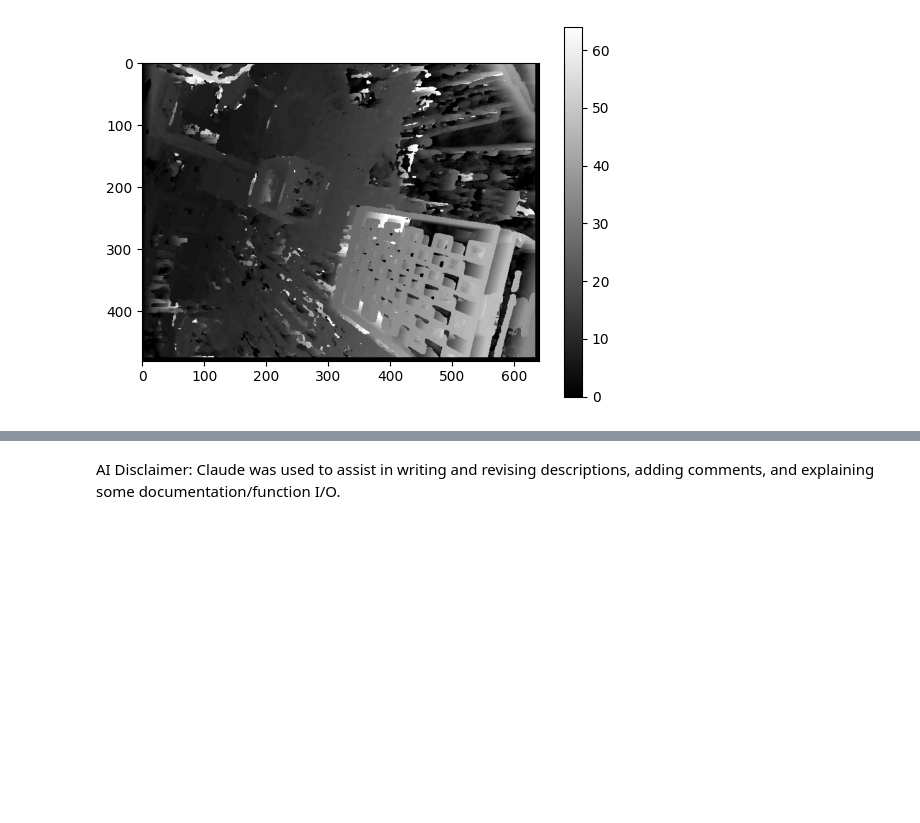
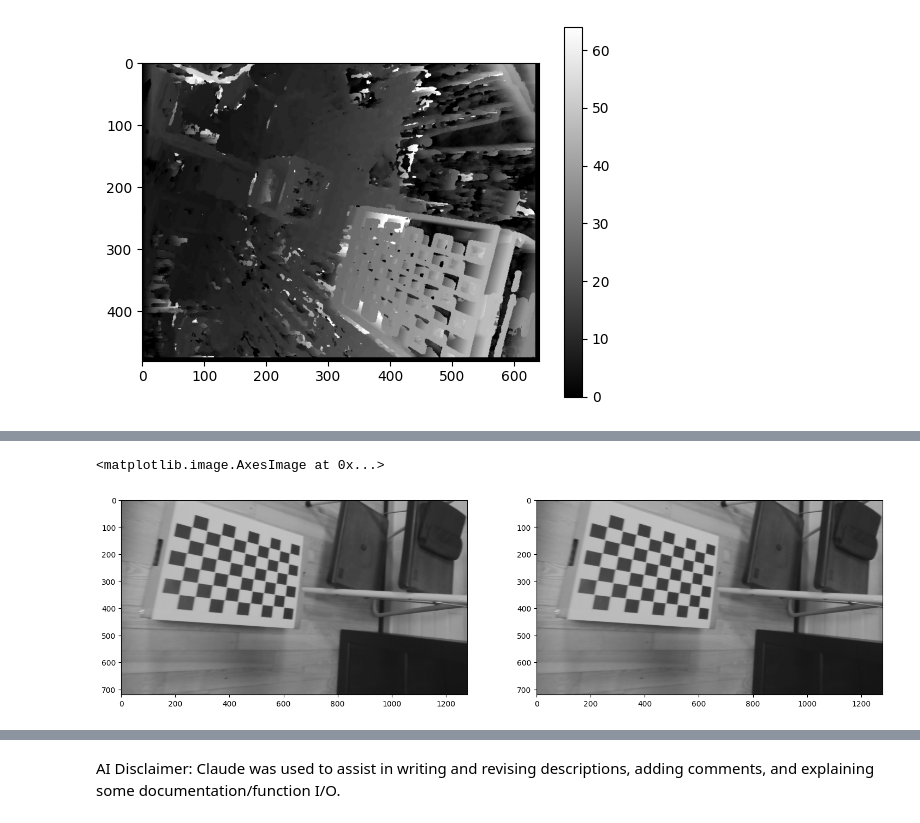
Before and after one commit to sylmester/pfas-weekly-projects, a Jupyter notebook: week4/Weekly Project/group25_week4.ipynb, the cells around one changed output, grey strips where cells are left out. Drawn from its saved outputs; the diff is of its cells as text; code cells hidden in the pictures; blank space fills up the shorter version.

```diff
--- a/week4/Weekly Project/group25_week4.ipynb
+++ b/week4/Weekly Project/group25_week4.ipynb
@@ -171,0 +239,38 @@ Overall, the resulting disparity map which reconstructs the geometric depth seem
+# %%
+ret_left, mtx_left, dist_left, rvecs_left, tvecs_left = cv2.calibrateCamera(objpoints, imgpoints_left, gray_left.shape[::-1], None, None)
+ret_right, mtx_right, dist_right, rvecs_right, tvecs_right = cv2.calibrateCamera(objpoints, imgpoints_right, gray_right.shape[::-1], None, None)
+# %%
+criteria_stereo = (cv2.TERM_CRITERIA_MAX_ITER + cv2.TERM_CRITERIA_EPS,100,1e-5,)
+flags_stereo = cv2.CALIB_FIX_INTRINSIC
+
+ret_stereo, mtx_left, dist_left, mtx_right, dist_right, R, T, E, F = cv2.stereoCalibrate(
+    objpoints,          # board points in mm, one per pair
+    imgpoints_left,     # corners in left images
+    imgpoints_right,    # corners in right images
+    mtx_left, dist_left,
+    mtx_right, dist_right,
+    img_size,
+    criteria=criteria_stereo,
+    flags=flags_stereo
+)
+# %%
+R1, R2, P1, P2, Q, validPixROI1, validPixROI2 = cv2.stereoRectify(mtx_left, dist_left, mtx_right, dist_right, img_size, R, T, alpha=0)
+# %%
+map_left_x, map_left_y = cv2.initUndistortRectifyMap(mtx_left, dist_left, R1, P1, img_size, cv2.CV_32FC1)
+map_right_x, map_right_y = cv2.initUndistortRectifyMap(mtx_right, dist_right, R2, P2, img_size, cv2.CV_32FC1)
+# %%
+# Test one left and one right
+img_left = cv2.imread(left_images[38])
+img_right = cv2.imread(right_images[38])
+
+rect_left = cv2.remap(img_left, map_left_x, map_left_y, cv2.INTER_LINEAR)
+rect_right = cv2.remap(img_right, map_right_x, map_right_y, cv2.INTER_LINEAR)
+
+fig, ax = plt.subplots(nrows=1, ncols=2, figsize=(18,18))
+ax[0].imshow(rect_left[...,[2,1,0]])
+ax[1].imshow(rect_right[...,[2,1,0]])
+
+plt.imshow(rect_left)
+# %% [output]
+<matplotlib.image.AxesImage at 0x...>
+[figure, added]
```
Also changed, not shown: parts of 8 cells of this notebook.
